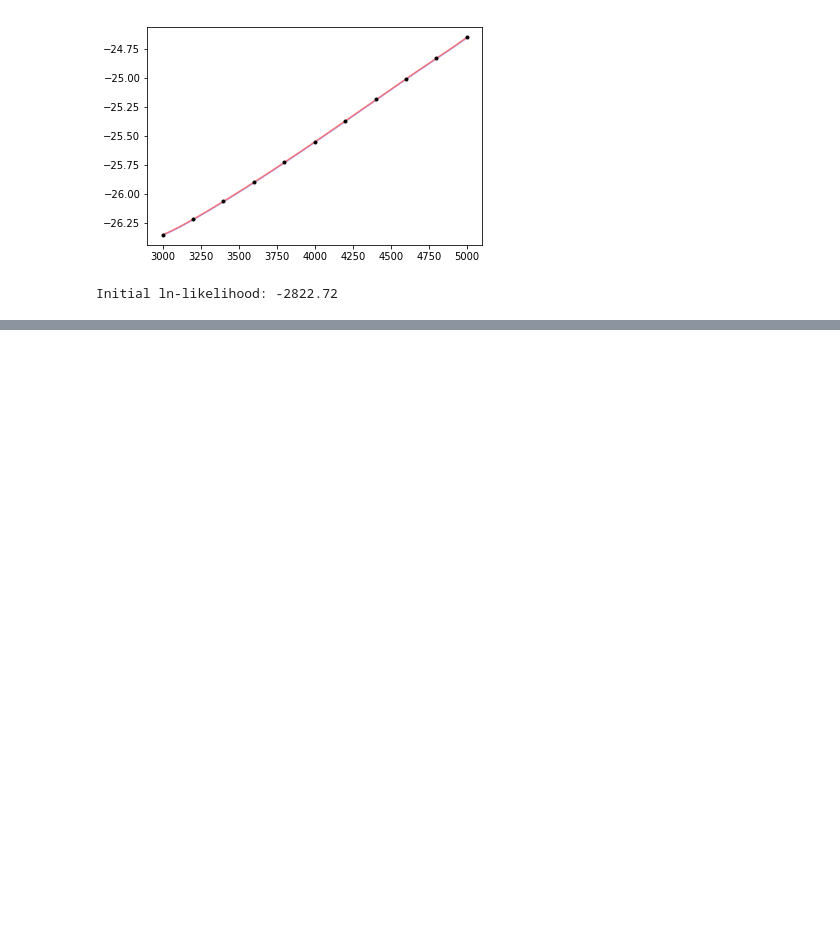
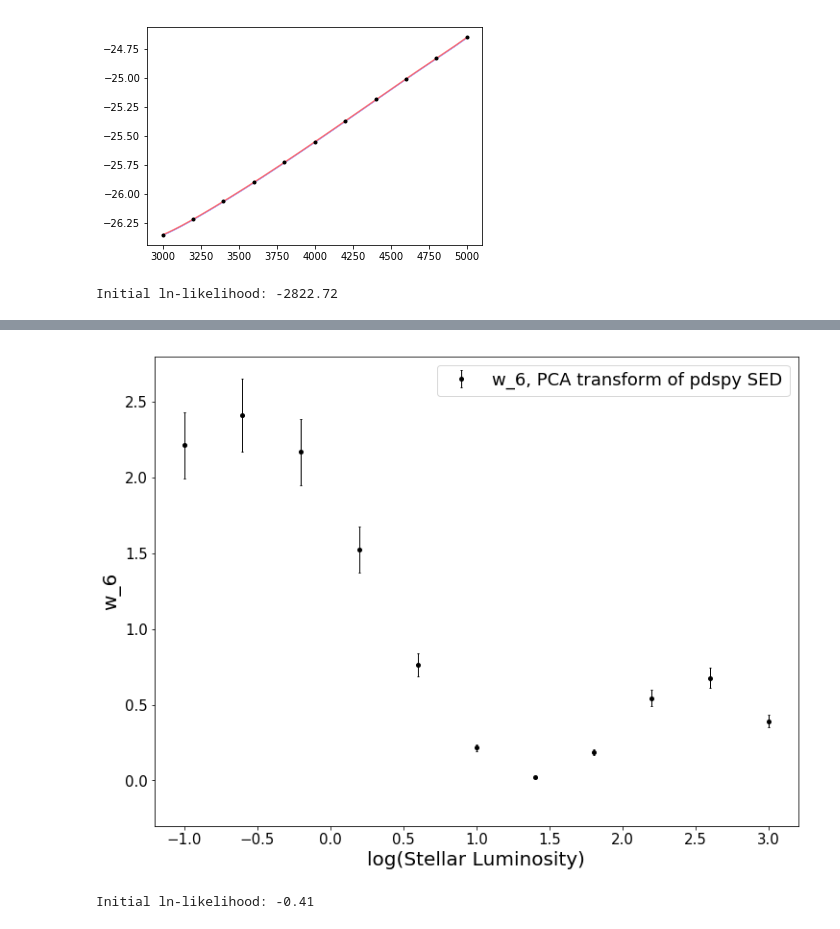
Before and after one commit to elizabethteng/crassula, a Jupyter notebook: figure_factory.ipynb, the cells around one changed output, grey strips where cells are left out. Cells and saved outputs as stored; diff of their text form; code cells hidden in the pictures; blank space fills up the shorter version.

```diff
--- a/figure_factory.ipynb
+++ b/figure_factory.ipynb
@@ -433,0 +447,14 @@ Final ln-likelihood: -0.41
+# %%
+plt.figure(figsize=(12,9))
+plt.errorbar(X, y, yerr,fmt=".k", capsize=1,markersize=8,lw=1,label="w_6, PCA transform of pdspy SED")
+plt.xlabel("log(Stellar Luminosity)",fontsize=20)
+plt.ylabel("w_6",fontsize=20)
+plt.ylim(-0.3,2.8)
+plt.tick_params(labelsize=15)
+plt.legend(prop={'size':18})
+plt.show()
+
+print("Initial ln-likelihood: {0:.2f}".format(gp.log_likelihood(y)))
+# %% [output]
+[figure, added]
+Initial ln-likelihood: -0.41
```
Also changed, not shown: parts of 23 cells of this notebook.
